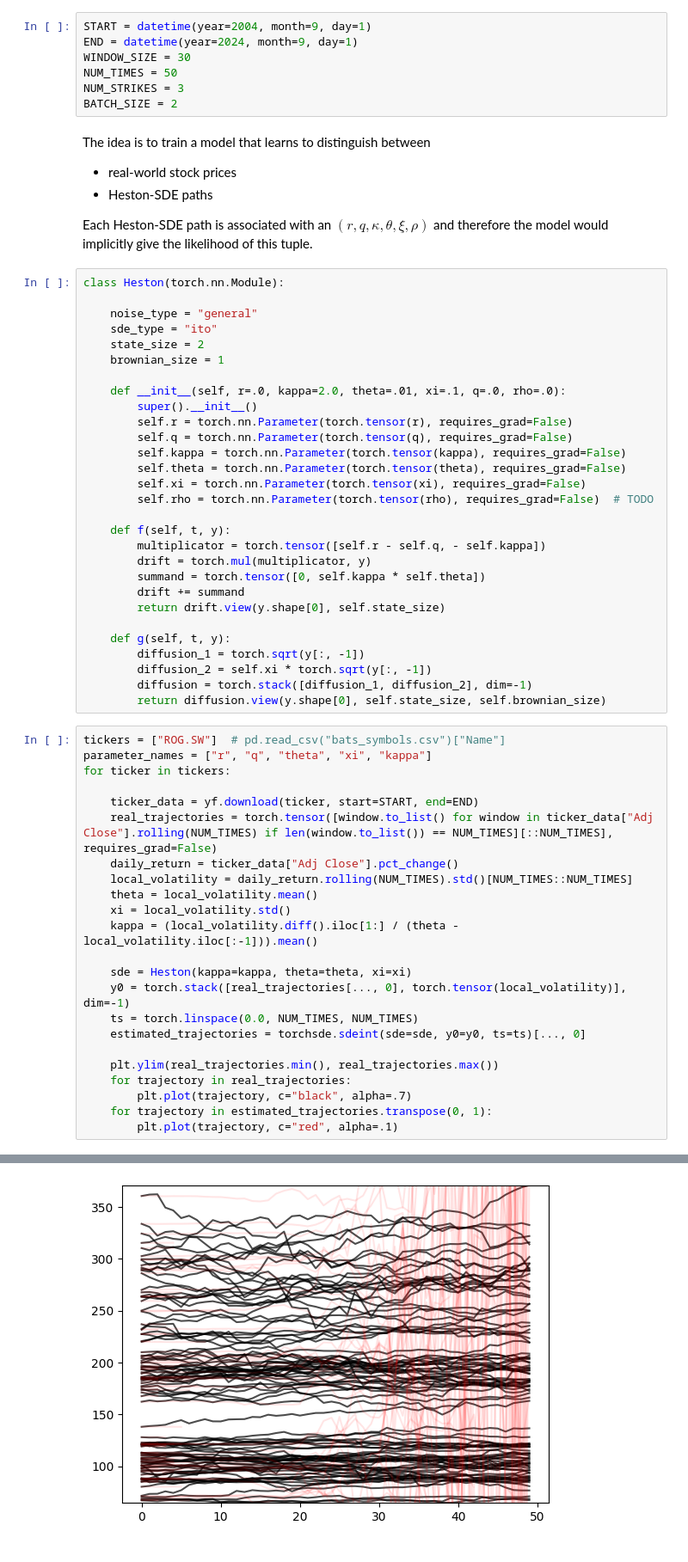
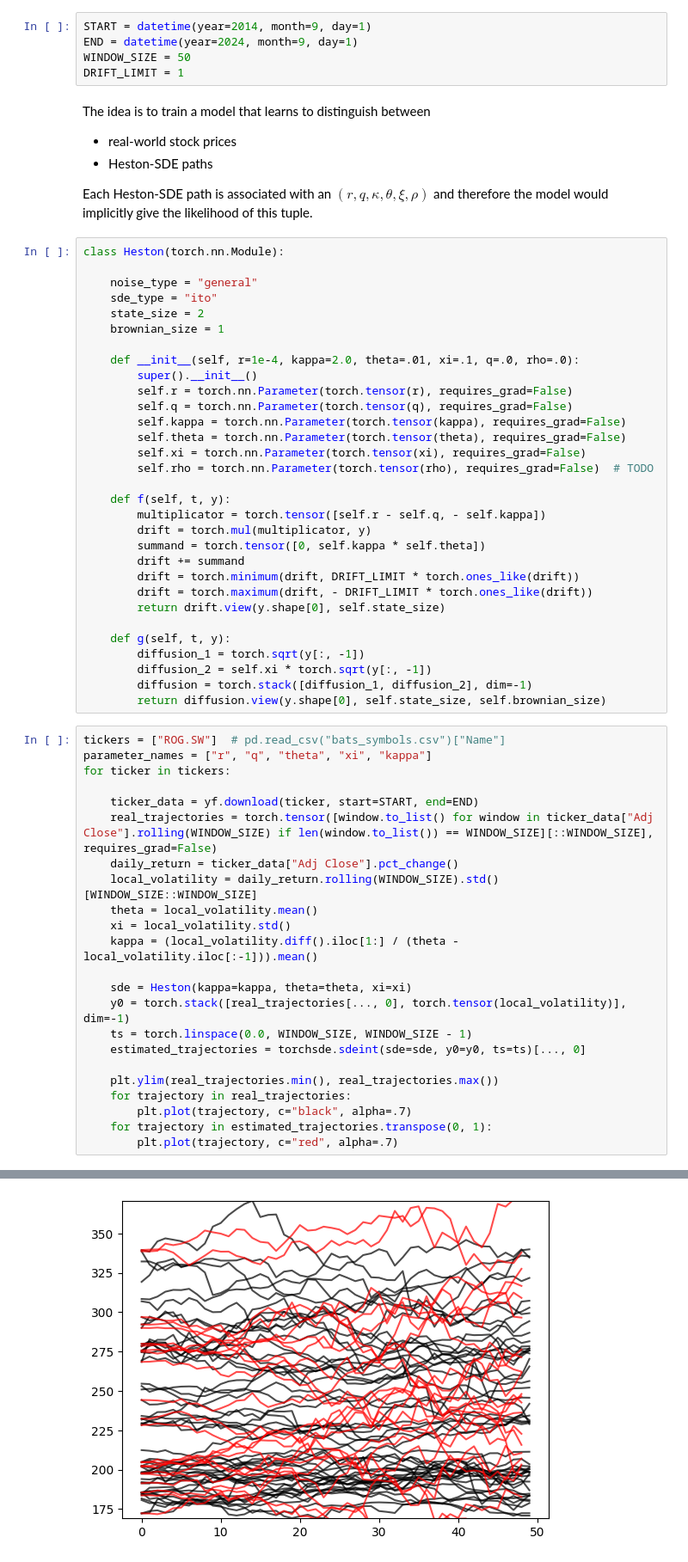
Before and after one commit to viviankessler/neural-sde, a Jupyter notebook: heston_process copy.ipynb, the cells around one changed output, grey strips where cells are left out. Shown: that part at 86% size. Drawn from its saved outputs; the diff is of its cells as text.

```diff
--- a/heston_process copy.ipynb
+++ b/heston_process copy.ipynb
@@ -9,12 +9,10 @@ import matplotlib.pyplot as plt
 # %% [markdown]
 ![image.png](attachment:image.png)
 # %%
-START = datetime(year=2004, month=9, day=1)
+START = datetime(year=2014, month=9, day=1)
 END = datetime(year=2024, month=9, day=1)
-WINDOW_SIZE = 30
-NUM_TIMES = 50
-NUM_STRIKES = 3
-BATCH_SIZE = 2
+WINDOW_SIZE = 50
+DRIFT_LIMIT = 1
 # %% [markdown]
 The idea is to train a model that learns to distinguish between
 * real-world stock prices
@@ -29,7 +27,7 @@ class Heston(torch.nn.Module):
     state_size = 2
     brownian_size = 1
 
-    def __init__(self, r=.0, kappa=2.0, theta=.01, xi=.1, q=.0, rho=.0):
+    def __init__(self, r=1e-4, kappa=2.0, theta=.01, xi=.1, q=.0, rho=.0):
         super().__init__()
         self.r = torch.nn.Parameter(torch.tensor(r), requires_grad=False)
         self.q = torch.nn.Parameter(torch.tensor(q), requires_grad=False)
@@ -43,6 +41,8 @@ class Heston(torch.nn.Module):
         drift = torch.mul(multiplicator, y)
         summand = torch.tensor([0, self.kappa * self.theta])
         drift += summand
+        drift = torch.minimum(drift, DRIFT_LIMIT * torch.ones_like(drift))
+        drift = torch.maximum(drift, - DRIFT_LIMIT * torch.ones_like(drift))
         return drift.view(y.shape[0], self.state_size)
 
     def g(self, t, y):
@@ -56,22 +56,22 @@ parameter_names = ["r", "q", "theta", "xi", "kappa"]
 for ticker in tickers:
 
     ticker_data = yf.download(ticker, start=START, end=END)
-    real_trajectories = torch.tensor([window.to_list() for window in ticker_data["Adj Close"].rolling(NUM_TIMES) if len(window.to_list()) == NUM_TIMES][::NUM_TIMES], requires_grad=False)
+    real_trajectories = torch.tensor([window.to_list() for window in ticker_data["Adj Close"].rolling(WINDOW_SIZE) if len(window.to_list()) == WINDOW_SIZE][::WINDOW_SIZE], requires_grad=False)
     daily_return = ticker_data["Adj Close"].pct_change()
-    local_volatility = daily_return.rolling(NUM_TIMES).std()[NUM_TIMES::NUM_TIMES]
+    local_volatility = daily_return.rolling(WINDOW_SIZE).std()[WINDOW_SIZE::WINDOW_SIZE]
     theta = local_volatility.mean()
     xi = local_volatility.std()
     kappa = (local_volatility.diff().iloc[1:] / (theta - local_volatility.iloc[:-1])).mean()
 
     sde = Heston(kappa=kappa, theta=theta, xi=xi)
     y0 = torch.stack([real_trajectories[..., 0], torch.tensor(local_volatility)], dim=-1)
-    ts = torch.linspace(0.0, NUM_TIMES, NUM_TIMES)
+    ts = torch.linspace(0.0, WINDOW_SIZE, WINDOW_SIZE - 1)
     estimated_trajectories = torchsde.sdeint(sde=sde, y0=y0, ts=ts)[..., 0]
 
     plt.ylim(real_trajectories.min(), real_trajectories.max())
     for trajectory in real_trajectories:
         plt.plot(trajectory, c="black", alpha=.7)
     for trajectory in estimated_trajectories.transpose(0, 1):
-        plt.plot(trajectory, c="red", alpha=.1)
+        plt.plot(trajectory, c="red", alpha=.7)
 # %% [output]
 [*********************100%***********************]  1 of 1 completed
@@ -81 +78 @@ torch.Size([50, 101])
-[figure, old version]
+[figure, new version]
```
Also changed, not shown: parts of 1 cell of this notebook.
